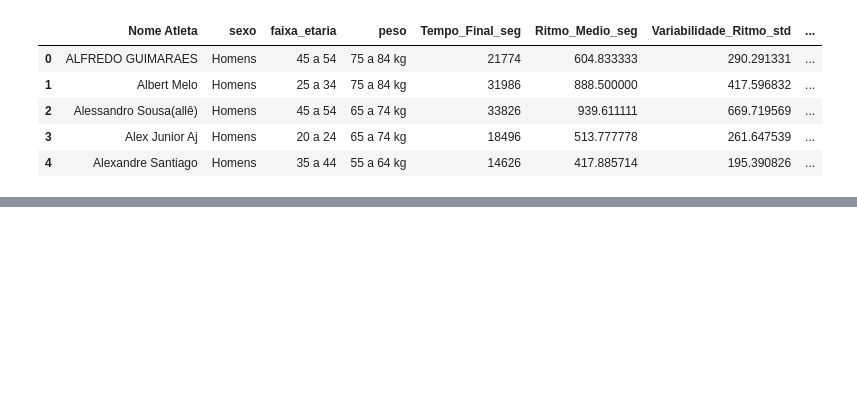
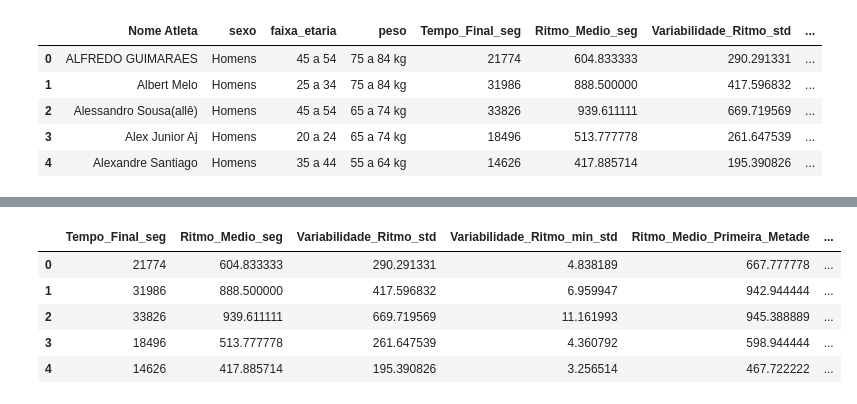
Before and after one commit to joaomts/-strava_analytics, a Jupyter notebook: analises_provas.ipynb, the cells around one changed output, grey strips where cells are left out. Cells and saved outputs as stored; diff of their text form; code cells hidden in the pictures; blank space fills up the shorter version.

Commit message:
Primeiro modelo de regressão

```diff
--- a/analises_provas.ipynb
+++ b/analises_provas.ipynb
@@ -3663,0 +3700,28 @@ memory usage: 36.3+ KB
+# %%
+# Supondo que seu dataframe se chama 'df'
+df_modelo = df_final_com_clusters.copy()
+df_modelo["cluster"] = df_modelo["cluster"].astype("category")
+
+# 1. Preparação
+# Remover colunas com muitos NaNs ou que não serão usadas
+df_modelo = df_modelo.drop(
+    columns=[
+        "Ritmo_Medio_Trecho_35-40_km",
+        "Tempo_Total_Trecho_35-40_km",
+        "Nome Atleta",
+    ]
+)
+
+df_modelo_dummies = pd.get_dummies(df_modelo, drop_first=True)
+for col in df_modelo_dummies.columns:
+    if df_modelo_dummies[col].dtype == "bool":
+        df_modelo_dummies[col] = df_modelo_dummies[col].astype(int)
+
+df_modelo_dummies.head()
+# %% [output]
+|  | Tempo_Final_seg | Ritmo_Medio_seg | Variabilidade_Ritmo_std | Variabilidade_Ritmo_min_std | Ritmo_Medio_Primeira_Metade | ... |
+| 0 | 21774 | 604.833333 | 290.291331 | 4.838189 | 667.777778 | ... |
+| 1 | 31986 | 888.500000 | 417.596832 | 6.959947 | 942.944444 | ... |
+| 2 | 33826 | 939.611111 | 669.719569 | 11.161993 | 945.388889 | ... |
+| 3 | 18496 | 513.777778 | 261.647539 | 4.360792 | 598.944444 | ... |
+| 4 | 14626 | 417.885714 | 195.390826 | 3.256514 | 467.722222 | ... |
```
Also changed, not shown: parts of 19 cells of this notebook, 2 other files.
